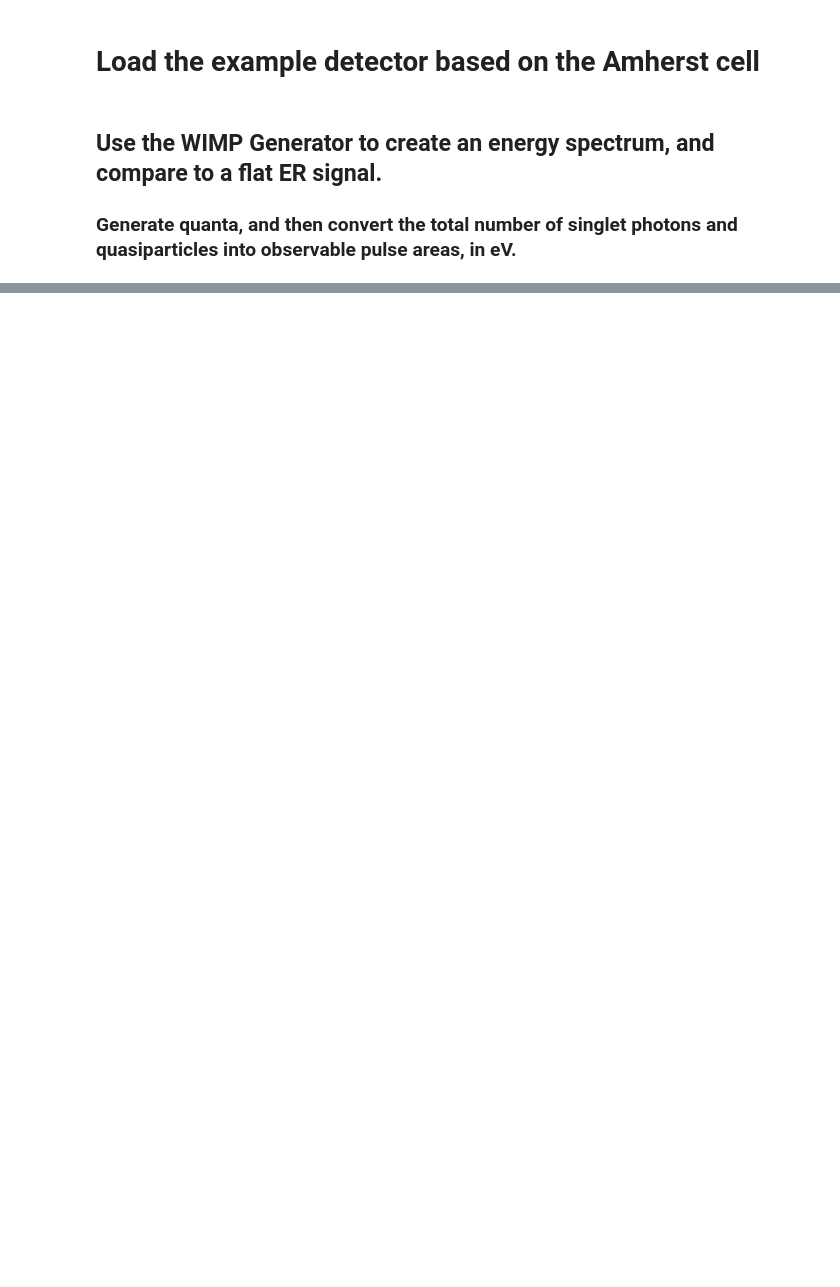
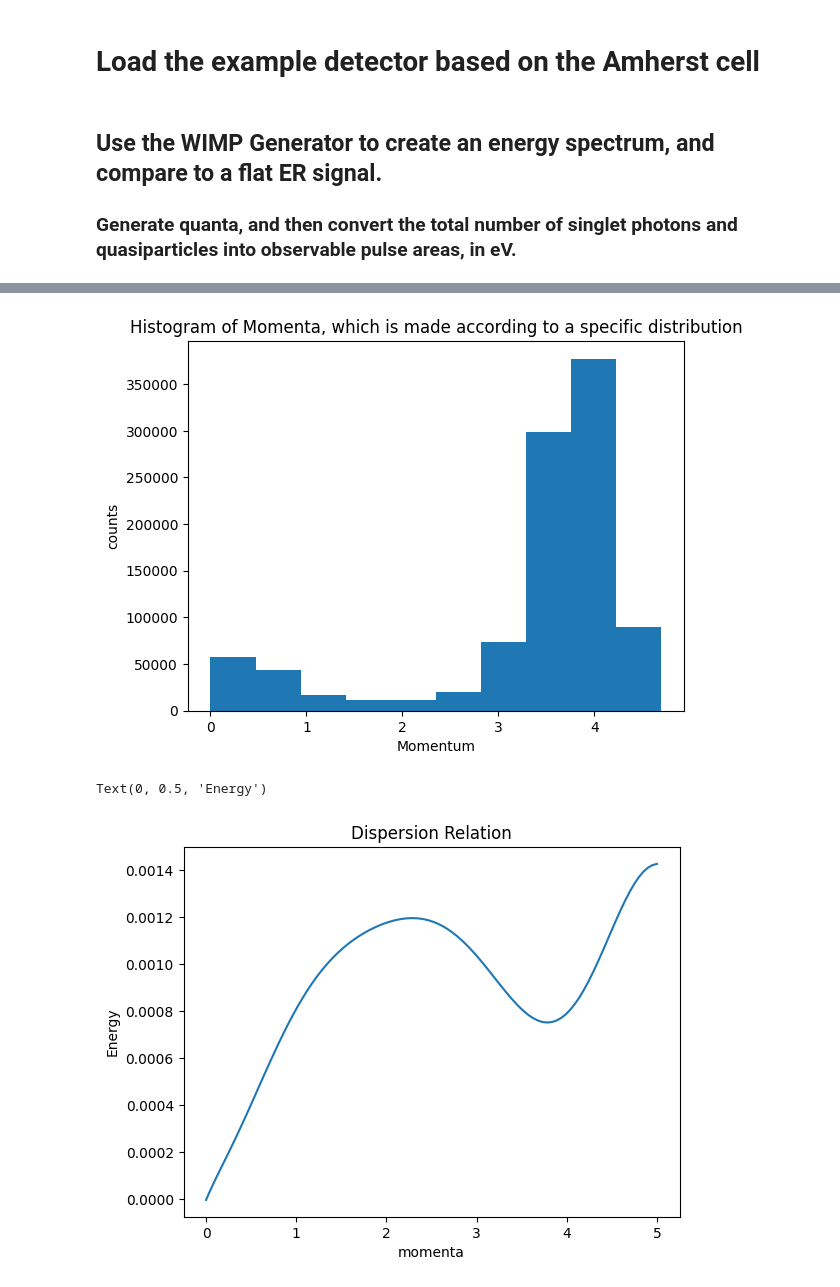
Before and after one commit to spice-herald/HeST, a Jupyter notebook: ExampleUsage.ipynb, the cells around one changed output, grey strips where cells are left out. Saved outputs shown, nothing was run; the diff lists cells and outputs as text; code cells hidden in the pictures; blank space fills up the shorter version.

```diff
--- a/ExampleUsage.ipynb
+++ b/ExampleUsage.ipynb
@@ -102,3 +107,20 @@ Wall time: 1.68 s
+# %%
+momenta = hest.Random_QPmomentum(size = 1000000)
+plt.hist(momenta)
+plt.title('Histogram of Momenta, which is made according to a specific distribution')
+plt.xlabel('Momentum')
+plt.ylabel('counts')
+plt.show()
+mom = np.linspace(0, 5, 100)
+energies = hest.QP_dispersion(mom)
+plt.plot(mom, energies)
+plt.xlabel('momenta')
+plt.title('Dispersion Relation')
+plt.ylabel('Energy')
+# %% [output]
+[figure, added]
+Text(0, 0.5, 'Energy')
+[figure, added]
 # %%
 #normalize the arrival time histograms to total pulse area
 
```
Also changed, not shown: parts of 6 cells of this notebook, 5 other files.
